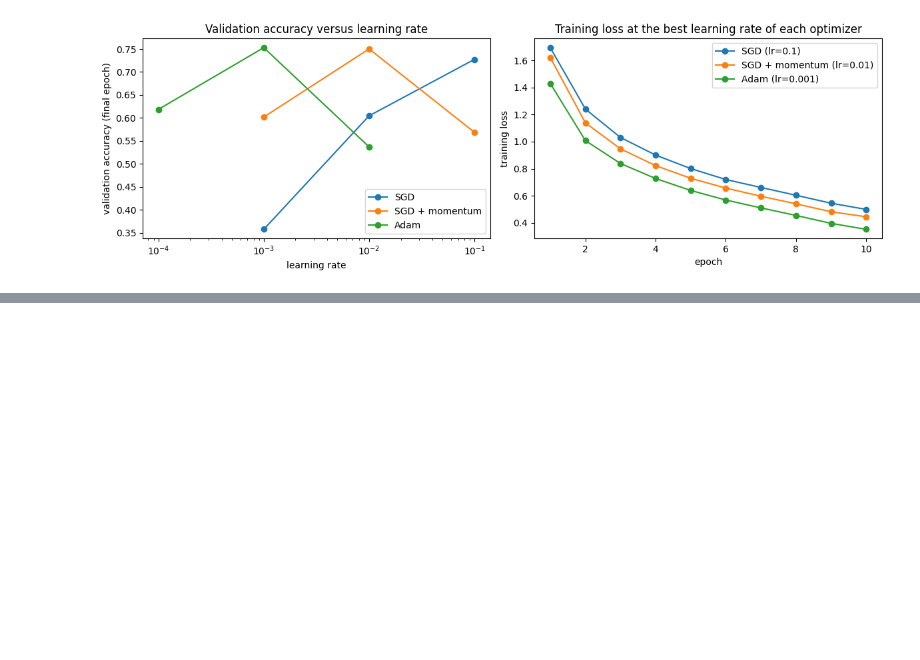
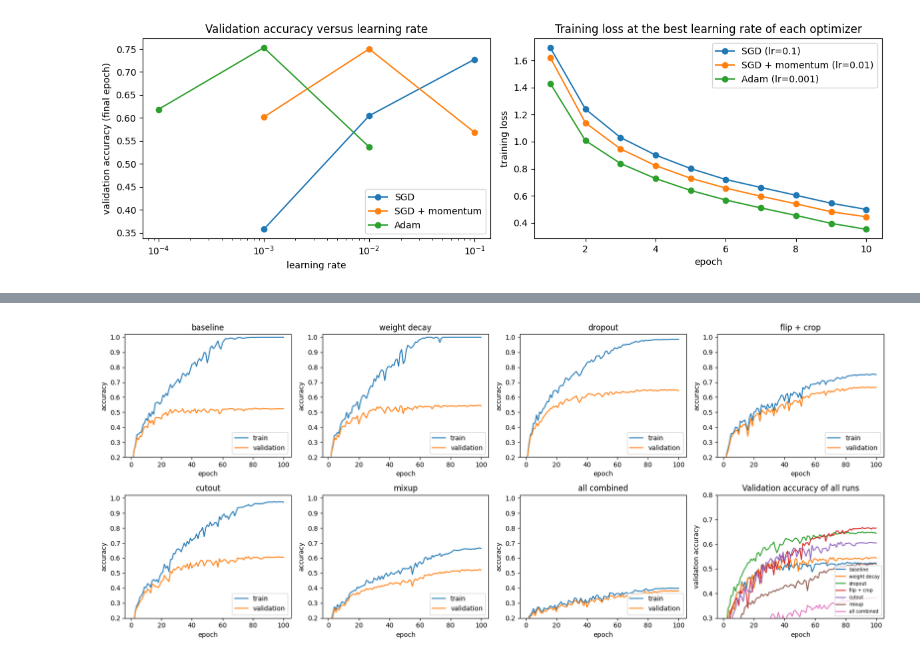
Before and after one commit to john-praveen/EN4554-Assignment-2, a Jupyter notebook: EN4554_A2_CNN.ipynb, the cells around one changed output, grey strips where cells are left out. Saved outputs shown, nothing was run; the diff lists cells and outputs as text; code cells hidden in the pictures; blank space fills up the shorter version.

```diff
--- a/EN4554_A2_CNN.ipynb
+++ b/EN4554_A2_CNN.ipynb
@@ -645,0 +751,22 @@ plt.show()
+# %%
+runs_3a = {
+    'baseline': {},
+    'weight decay': {'use_wd': True},
+    'dropout': {'dropout': 0.5},
+    'flip + crop': {'use_flipcrop': True},
+    'cutout': {'use_cutout': True},
+    'mixup': {'use_mixup': True},
+    'all combined': {'use_wd': True, 'dropout': 0.5, 'use_flipcrop': True, 'use_cutout': True, 'use_mixup': True},
+}
+
+histories = {}
+for name in runs_3a:
+    histories[name] = train_small(**runs_3a[name])
+    print(f'{name:14s} done   train acc {histories[name]["train_acc"][-1]:.4f}   val acc {histories[name]["val_acc"][-1]:.4f}')
+
+print()
+print(f"{'method':14s} {'train acc':>10s} {'val acc':>9s} {'gap':>8s}")
+for name in histories:
+    train_acc = histories[name]['train_acc'][-1]
+    val_acc = histories[name]['val_acc'][-1]
+    print(f'{name:14s} {train_acc:10.4f} {val_acc:9.4f} {train_acc - val_acc:8.4f}')
@@ -645,0 +790,25 @@ plt.show()
+# %%
+epoch_axis = range(1, len(histories['baseline']['train_acc']) + 1)
+fig, axes = plt.subplots(2, 4, figsize=(17, 7))
+
+for ax, name in zip(axes.flat, histories):
+    ax.plot(epoch_axis, histories[name]['train_acc'], label='train')
+    ax.plot(epoch_axis, histories[name]['val_acc'], label='validation')
+    ax.set_title(name)
+    ax.set_xlabel('epoch')
+    ax.set_ylabel('accuracy')
+    ax.set_ylim(0.2, 1.02)
+    ax.legend(loc='lower right')
+
+ax = axes.flat[7]
+for name in histories:
+    ax.plot(epoch_axis, histories[name]['val_acc'], label=name)
+ax.set_title('Validation accuracy of all runs')
+ax.set_xlabel('epoch')
+ax.set_ylabel('validation accuracy')
+ax.set_ylim(0.3, 0.8)
+ax.legend(fontsize=7, loc='lower right')
+plt.tight_layout()
+plt.show()
+# %% [output]
+[figure, added]
```
Also changed, not shown: parts of 21 cells of this notebook.
